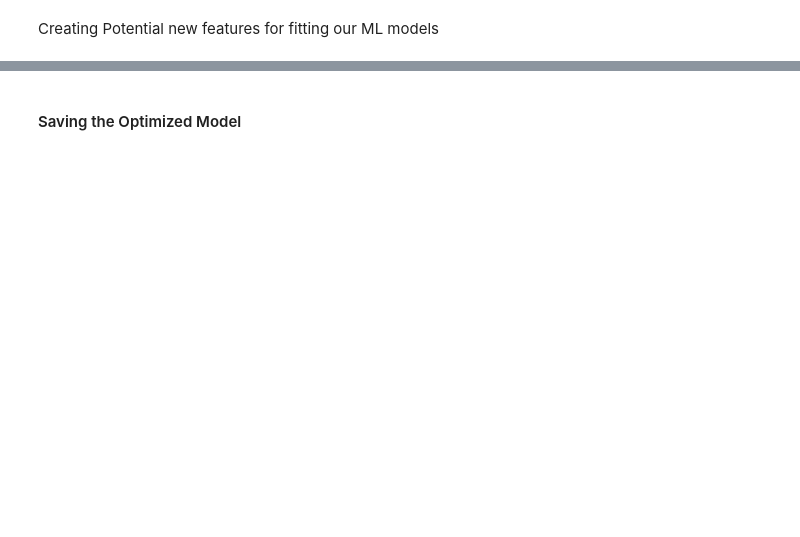
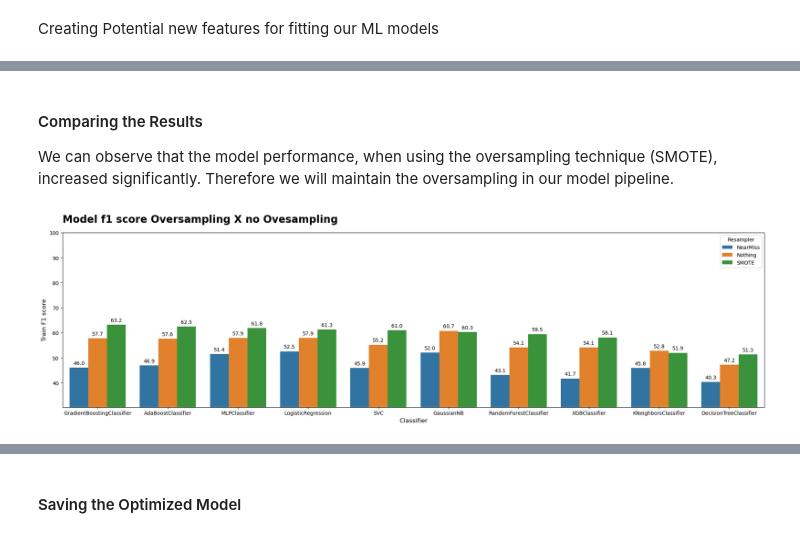
Before and after one commit to Lacerdash/ML-for-Churn-predicting, a Jupyter notebook: ModelCreation_Selection_Optimization.ipynb, the cells around one changed output, grey strips where cells are left out. Cells and saved outputs as stored; diff of their text form; code cells hidden in the pictures; blank space fills up the shorter version.

```diff
--- a/ModelCreation_Selection_Optimization.ipynb
+++ b/ModelCreation_Selection_Optimization.ipynb
@@ -562,0 +299,11 @@ plt.show()
+# %%
+# no resampler base pipeline
+no_resampler_base_pipe = Pipeline([
+    ('preprocessor', col_trans),
+    ('classifier', None)
+])
+
+pipelines_no_oversampling = generate_pipelines(classifiers, no_resampler_base_pipe)
+# %%
+base_line_classifier_no_oversampling_df= fit_compare_multiple_pipelines(pipelines_no_oversampling, X, y, resampler='Nothing')
+base_line_classifier_no_oversampling_df
@@ -562,0 +324,14 @@ plt.show()
+# %%
+from imblearn.under_sampling import NearMiss
+
+# undersampling base pipeline
+undersampling_base_pipe = Pipeline([
+    ('preprocessor', col_trans),
+    ('resampler', NearMiss()),
+    ('classifier', None)
+])
+
+pipelines_undersampling = generate_pipelines(classifiers, undersampling_base_pipe)
+# %%
+base_line_classifier_undersamlpling_df= fit_compare_multiple_pipelines(pipelines_undersampling, X, y, resampler='NearMiss')
+base_line_classifier_undersamlpling_df
@@ -562,0 +350,26 @@ plt.show()
+# %% [markdown]
+#### Comparing the Results
+
+We can observe that the model performance, when using the oversampling technique (SMOTE), increased significantly. Therefore we will maintain the oversampling in our model pipeline.
+# %%
+base_line_comparison = pd.concat([base_line_classifier_df, base_line_classifier_no_oversampling_df, base_line_classifier_undersamlpling_df])
+base_line_comparison['F1'] = base_line_comparison['F1']*100
+ymin = base_line_comparison['F1'].min()
+
+plt.figure(figsize=(20,6))
+ax = sns.barplot(x='Model_name', y='F1', data=base_line_comparison, hue='Resampler', hue_order=['NearMiss', 'Nothing', 'SMOTE'])
+plt.title('Model f1 score Oversampling X no Ovesampling', size=20, fontweight='bold', pad=20, loc='left')
+plt.ylabel('Train F1 score', size=12)
+plt.xlabel('Classifier', size=12)
+plt.ylim(ymin-10, 100)
+
+for p in ax.patches:
+    ax.annotate(format(p.get_height(), '.1f'),
+                      (p.get_x() + p.get_width() / 2., p.get_height()),
+                      ha = 'center', va = 'center',
+                      xytext = (0, 9),
+                      textcoords = 'offset points')
+plt.tight_layout()
+plt.show()
+# %% [output]
+[figure, added]
```
Also changed, not shown: parts of 127 cells of this notebook.
